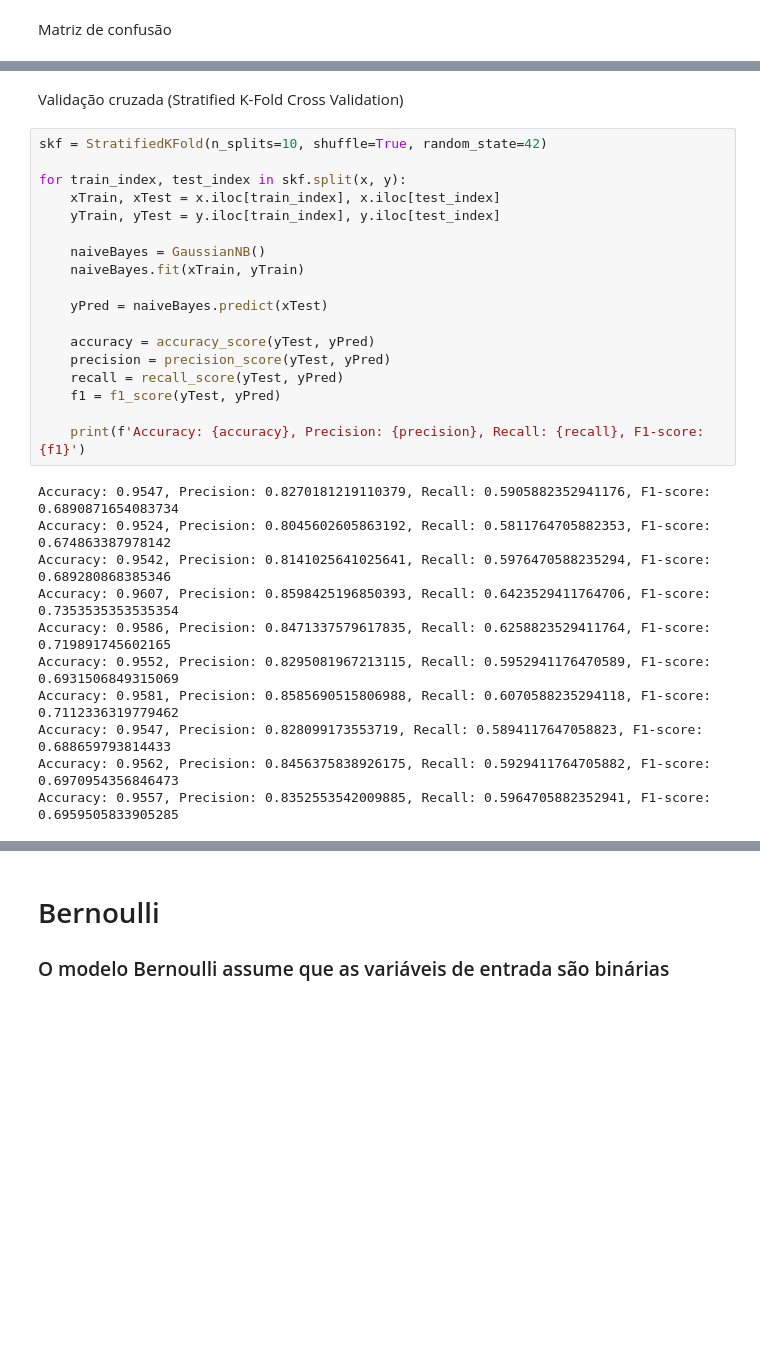
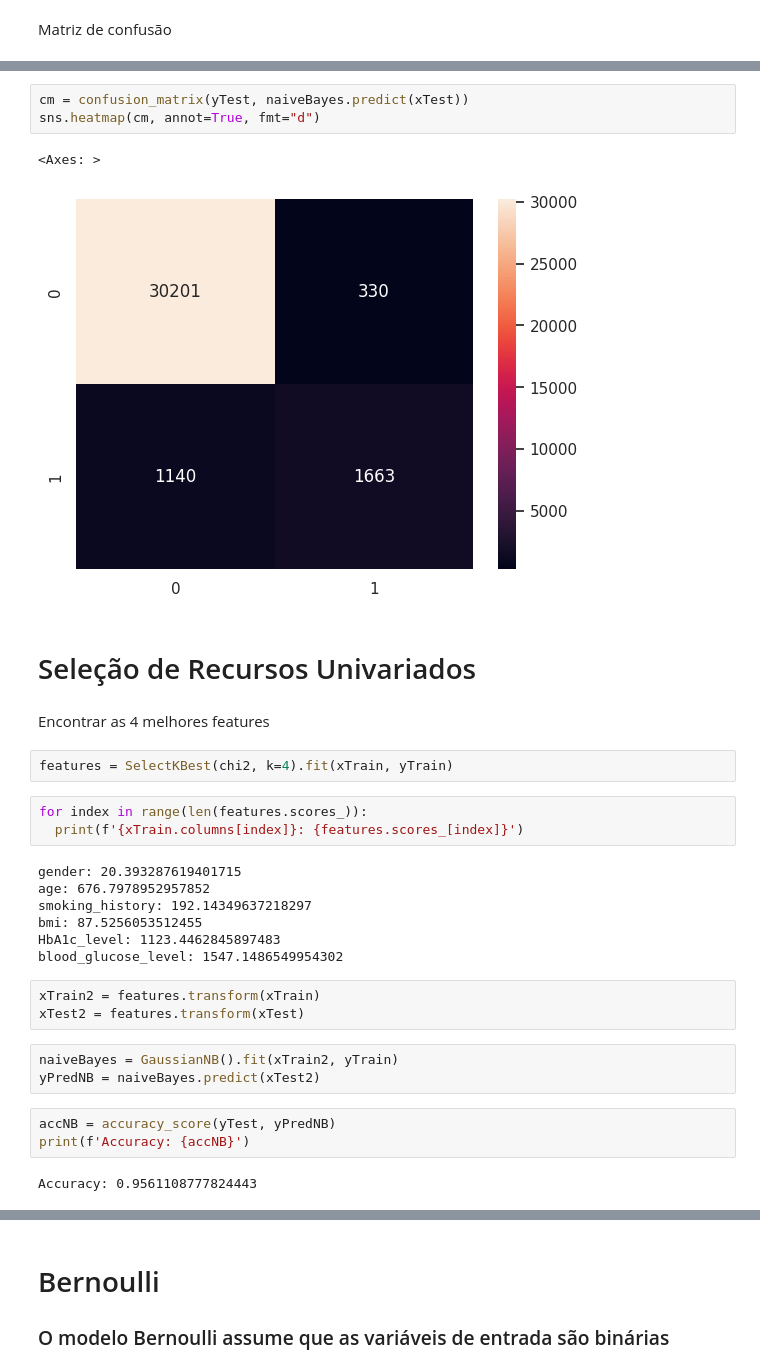
Before and after one commit to VS-Lucas/Supervised-learning, a Jupyter notebook: Naive_Bayes.ipynb, the cells around one changed output, grey strips where cells are left out. Saved outputs shown, nothing was run; the diff lists cells and outputs as text; blank space fills up the shorter version.

```diff
--- a/Naive_Bayes.ipynb
+++ b/Naive_Bayes.ipynb
@@ -92,31 +103,33 @@ print(df.tail(30))
-# %% [markdown]
-Validação cruzada (Stratified K-Fold Cross Validation)
-# %%
-skf = StratifiedKFold(n_splits=10, shuffle=True, random_state=42)
-
-for train_index, test_index in skf.split(x, y):
-    xTrain, xTest = x.iloc[train_index], x.iloc[test_index]
-    yTrain, yTest = y.iloc[train_index], y.iloc[test_index]
-
-    naiveBayes = GaussianNB()
-    naiveBayes.fit(xTrain, yTrain)
-
-    yPred = naiveBayes.predict(xTest)
-
-    accuracy = accuracy_score(yTest, yPred)
-    precision = precision_score(yTest, yPred)
-    recall = recall_score(yTest, yPred)
-    f1 = f1_score(yTest, yPred)
-
-    print(f'Accuracy: {accuracy}, Precision: {precision}, Recall: {recall}, F1-score: {f1}')
-# %% [output]
-Accuracy: 0.9547, Precision: 0.8270181219110379, Recall: 0.5905882352941176, F1-score: 0.6890871654083734
-Accuracy: 0.9524, Precision: 0.8045602605863192, Recall: 0.5811764705882353, F1-score: 0.674863387978142
-Accuracy: 0.9542, Precision: 0.8141025641025641, Recall: 0.5976470588235294, F1-score: 0.689280868385346
-Accuracy: 0.9607, Precision: 0.8598425196850393, Recall: 0.6423529411764706, F1-score: 0.7353535353535354
-Accuracy: 0.9586, Precision: 0.8471337579617835, Recall: 0.6258823529411764, F1-score: 0.719891745602165
-Accuracy: 0.9552, Precision: 0.8295081967213115, Recall: 0.5952941176470589, F1-score: 0.6931506849315069
-Accuracy: 0.9581, Precision: 0.8585690515806988, Recall: 0.6070588235294118, F1-score: 0.7112336319779462
-Accuracy: 0.9547, Precision: 0.828099173553719, Recall: 0.5894117647058823, F1-score: 0.688659793814433
-Accuracy: 0.9562, Precision: 0.8456375838926175, Recall: 0.5929411764705882, F1-score: 0.6970954356846473
-Accuracy: 0.9557, Precision: 0.8352553542009885, Recall: 0.5964705882352941, F1-score: 0.6959505833905285
+# %%
+cm = confusion_matrix(yTest, naiveBayes.predict(xTest))
+sns.heatmap(cm, annot=True, fmt="d")
+# %% [output]
+<Axes: >
+[figure, added]
+# %% [markdown]
+# Seleção de Recursos Univariados
+# %% [markdown]
+Encontrar as 4 melhores features
+# %%
+features = SelectKBest(chi2, k=4).fit(xTrain, yTrain)
+# %%
+for index in range(len(features.scores_)):
+  print(f'{xTrain.columns[index]}: {features.scores_[index]}')
+# %% [output]
+gender: 20.393287619401715
+age: 676.7978952957852
+smoking_history: 192.14349637218297
+bmi: 87.5256053512455
+HbA1c_level: 1123.4462845897483
+blood_glucose_level: 1547.1486549954302
+# %%
+xTrain2 = features.transform(xTrain)
+xTest2 = features.transform(xTest)
+# %%
+naiveBayes = GaussianNB().fit(xTrain2, yTrain)
+yPredNB = naiveBayes.predict(xTest2)
+# %%
+accNB = accuracy_score(yTest, yPredNB)
+print(f'Accuracy: {accNB}')
+# %% [output]
+Accuracy: 0.9561108777824443
```
Also changed, not shown: parts of 26 cells of this notebook.
